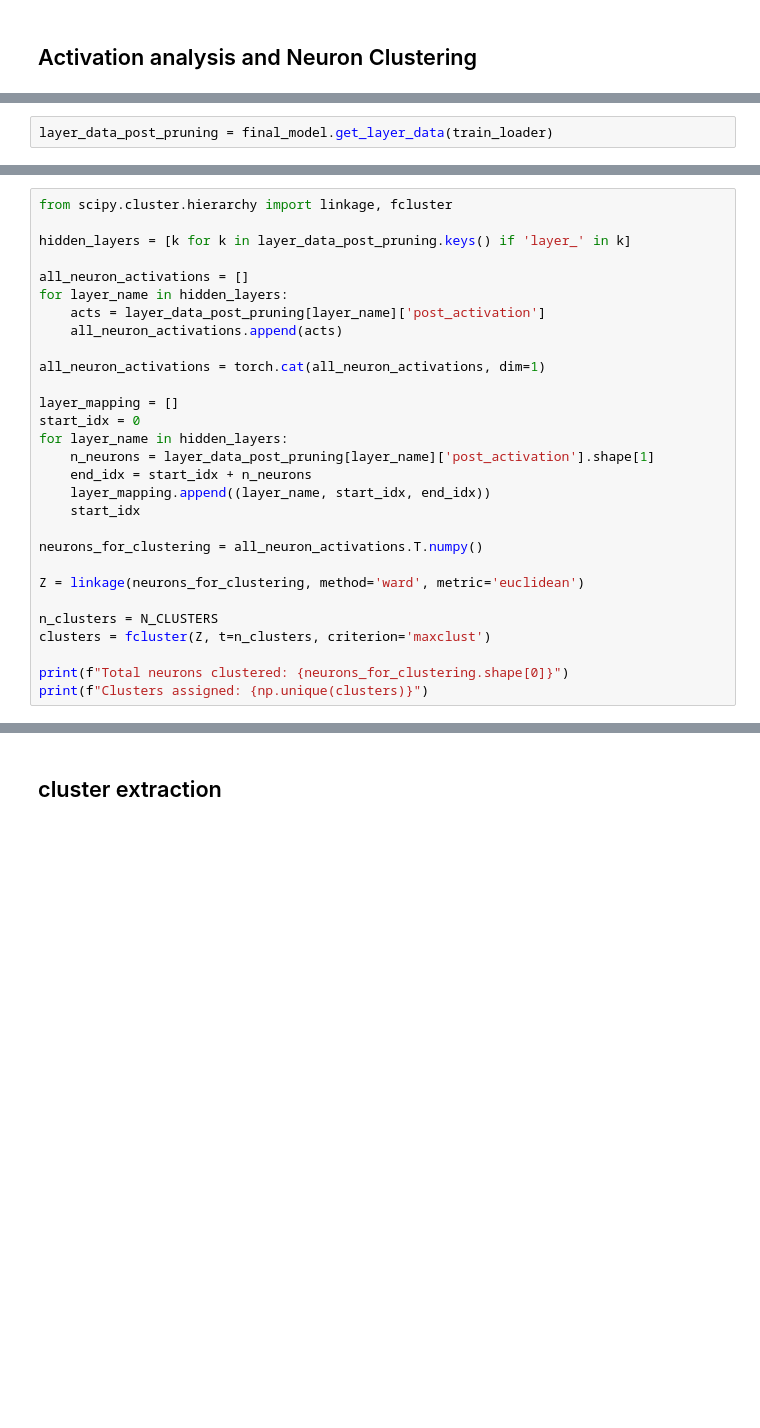
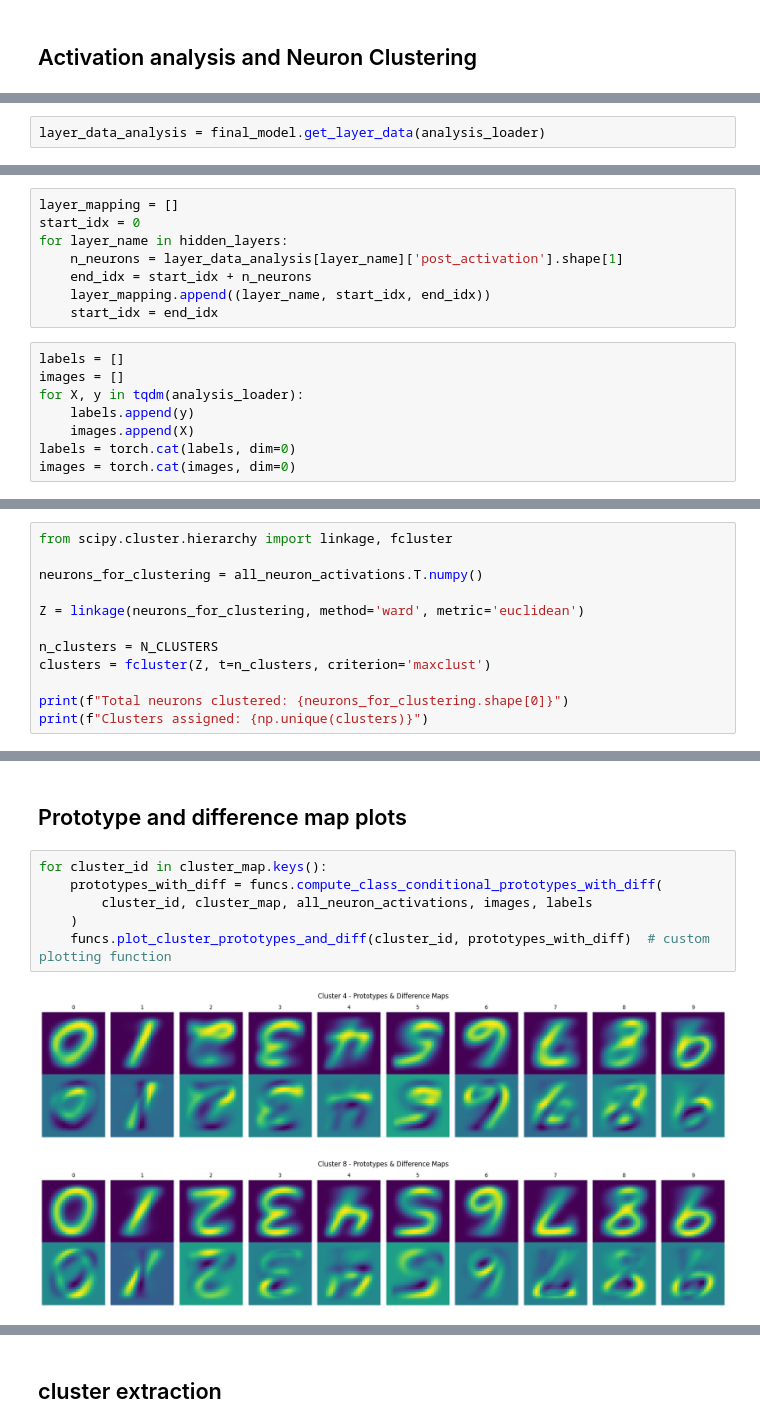
Before and after one commit to Iwe-Coumou/Project-ML, a Jupyter notebook: project.ipynb, the cells around one changed output, grey strips where cells are left out. Cells and saved outputs as stored; diff of their text form; blank space fills up the shorter version.

```diff
--- a/project.ipynb
+++ b/project.ipynb
@@ -95,3 +137,3 @@ print(f"Test accuracy after pruning: {final_model.accuracy(test_loader)*100:.2f}
 # %%
-layer_data_post_pruning = final_model.get_layer_data(train_loader)
+layer_data_analysis = final_model.get_layer_data(analysis_loader)
 # %%
@@ -99,0 +156,16 @@ for key, value in layer_data_post_pruning.items():
+# %%
+layer_mapping = []
+start_idx = 0
+for layer_name in hidden_layers:
+    n_neurons = layer_data_analysis[layer_name]['post_activation'].shape[1]
+    end_idx = start_idx + n_neurons
+    layer_mapping.append((layer_name, start_idx, end_idx))
+    start_idx = end_idx
+# %%
+labels = []
+images = []
+for X, y in tqdm(analysis_loader):
+    labels.append(y)
+    images.append(X)
+labels = torch.cat(labels, dim=0)
+images = torch.cat(images, dim=0)
@@ -100,22 +174,5 @@ for key, value in layer_data_post_pruning.items():
 # %%
 from scipy.cluster.hierarchy import linkage, fcluster
-
-hidden_layers = [k for k in layer_data_post_pruning.keys() if 'layer_' in k]
-
-all_neuron_activations = []
-for layer_name in hidden_layers:
-    acts = layer_data_post_pruning[layer_name]['post_activation']
-    all_neuron_activations.append(acts)
-
-all_neuron_activations = torch.cat(all_neuron_activations, dim=1)
-
-layer_mapping = []
-start_idx = 0
-for layer_name in hidden_layers:
-    n_neurons = layer_data_post_pruning[layer_name]['post_activation'].shape[1]
-    end_idx = start_idx + n_neurons
-    layer_mapping.append((layer_name, start_idx, end_idx))
-    start_idx
 
 neurons_for_clustering = all_neuron_activations.T.numpy()
 
@@ -146,0 +219,11 @@ cluster_class_changes = funcs.plot_cluster_accuracy_bars(cluster_results, target
+# %% [markdown]
+## Prototype and difference map plots
+# %%
+for cluster_id in cluster_map.keys():
+    prototypes_with_diff = funcs.compute_class_conditional_prototypes_with_diff(
+        cluster_id, cluster_map, all_neuron_activations, images, labels
+    )
+    funcs.plot_cluster_prototypes_and_diff(cluster_id, prototypes_with_diff)  # custom plotting function
+# %% [output]
+[figure, added]
+[figure, added]
```
Also changed, not shown: parts of 25 cells of this notebook, 1 other file.
